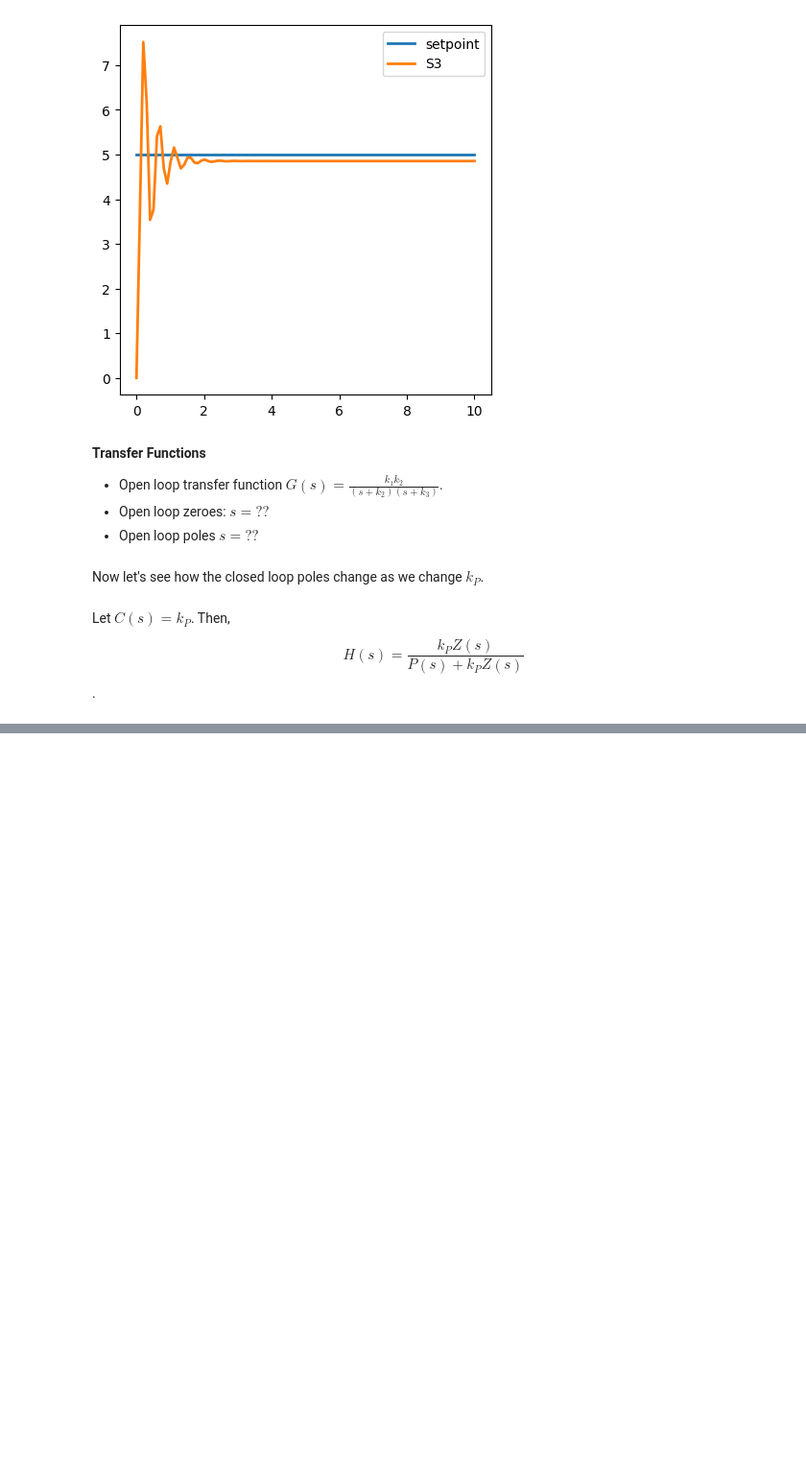
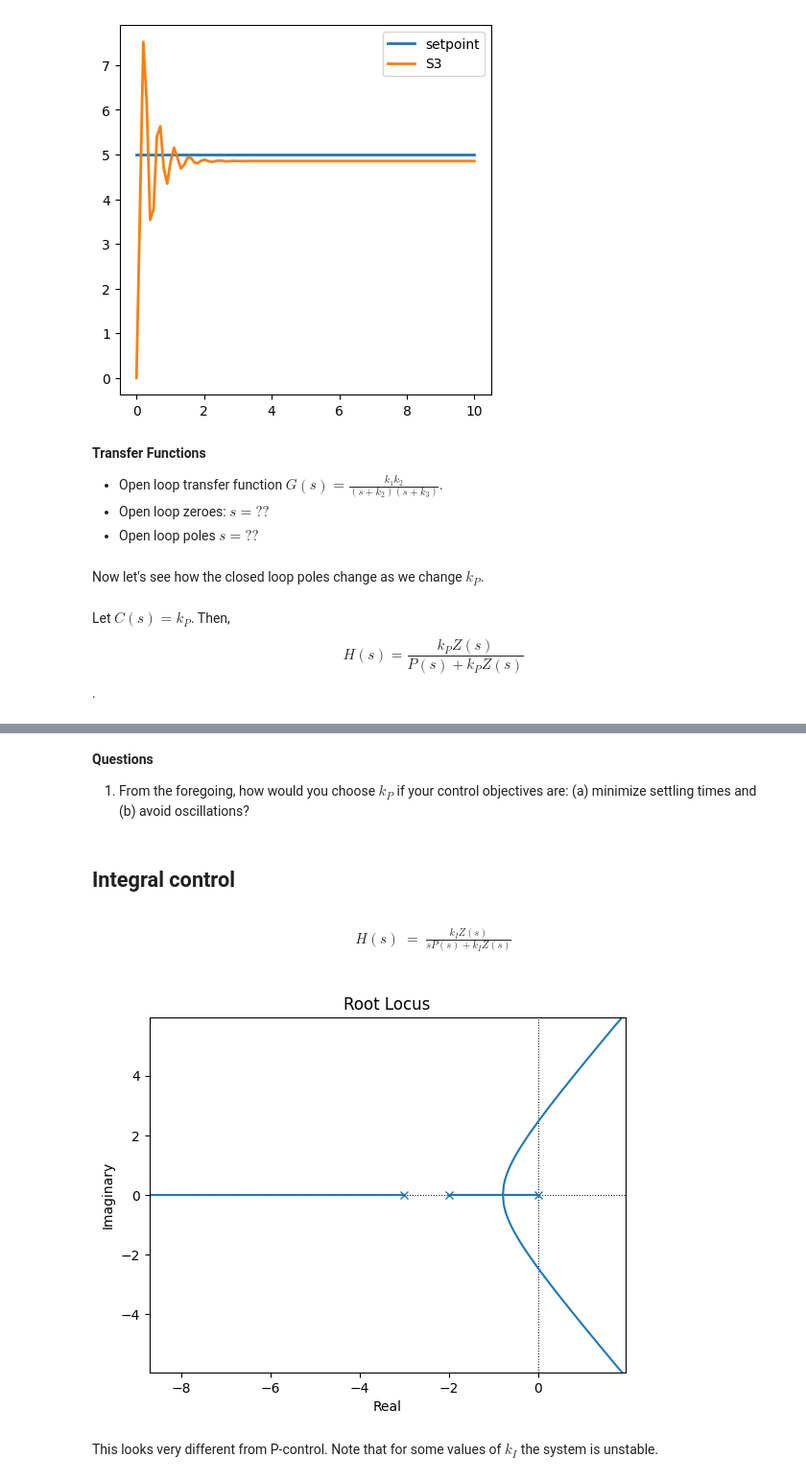
Before and after one commit to joseph-hellerstein/advanced-controls-lectures, a Jupyter notebook: lectures/lecture_14-Analysis-and-Design-of-Closed-Loop-Systems/root_locus_analysis.ipynb, the cells around one changed output, grey strips where cells are left out. Shown at 96% size. Drawn from its saved outputs; the diff is of its cells as text; code cells hidden in the pictures; blank space fills up the shorter version.

```diff
--- a/lectures/lecture_14-Analysis-and-Design-of-Closed-Loop-Systems/root_locus_analysis.ipynb
+++ b/lectures/lecture_14-Analysis-and-Design-of-Closed-Loop-Systems/root_locus_analysis.ipynb
@@ -281,0 +314,21 @@ plotPoles(kIs=[0.01, 0.1, 1])
+# %% [markdown]
+**Questions**
+1. From the foregoing, how would you choose $k_P$ if your control objectives are:
+(a) minimize settling times and
+(b) avoid oscillations?
+# %% [markdown]
+## Integral control
+# %% [markdown]
+\begin{eqnarray}
+H(s)
+& = & \frac{k_I Z(s)}{s P(s) + k_I Z(s)} \\
+\end{eqnarray}
+# %%
+p = getParameters(model=MODEL1)
+SYS_TF = p.k1*p.k2/(s*(s + p.k2)*(s+ p.k3))
+# %%
+_ = control.root_locus(SYS_TF, grid=False)
+# %% [output]
+[figure, added]
+# %% [markdown]
+This looks very different from P-control. Note that for some values of $k_I$ the system is unstable.
```
Also changed, not shown: parts of 19 cells of this notebook.
